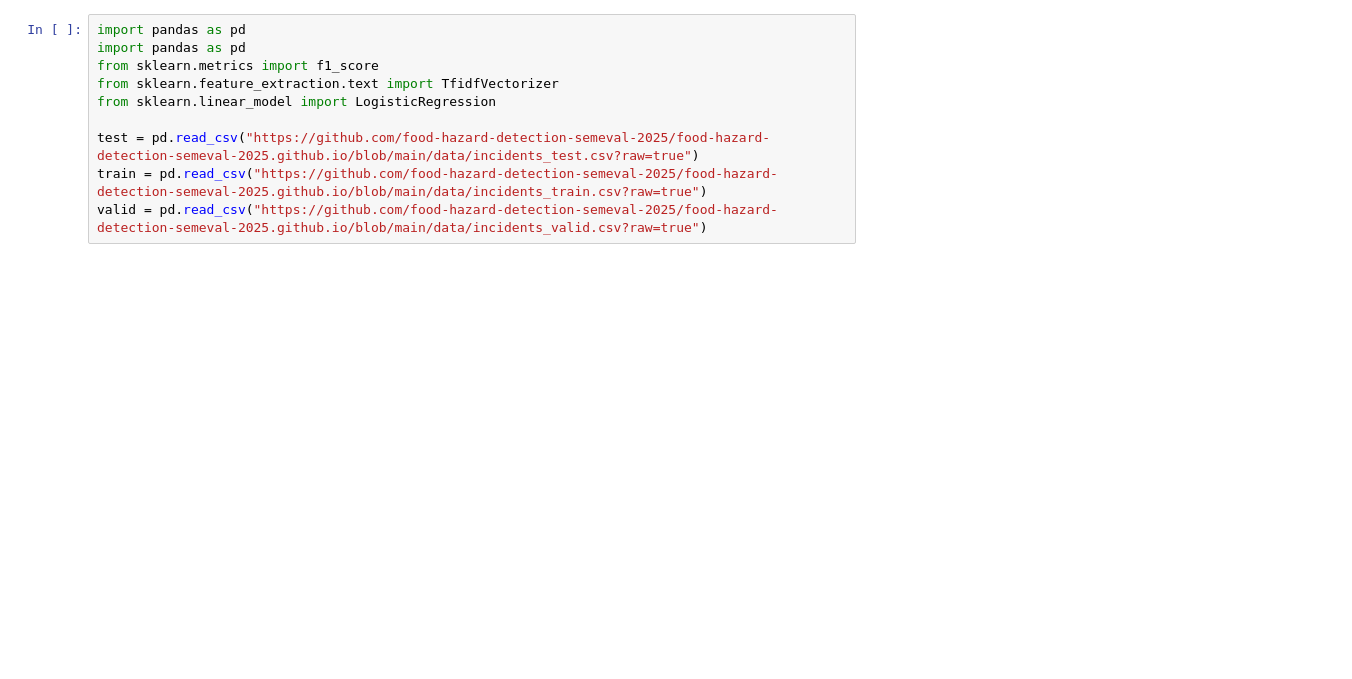
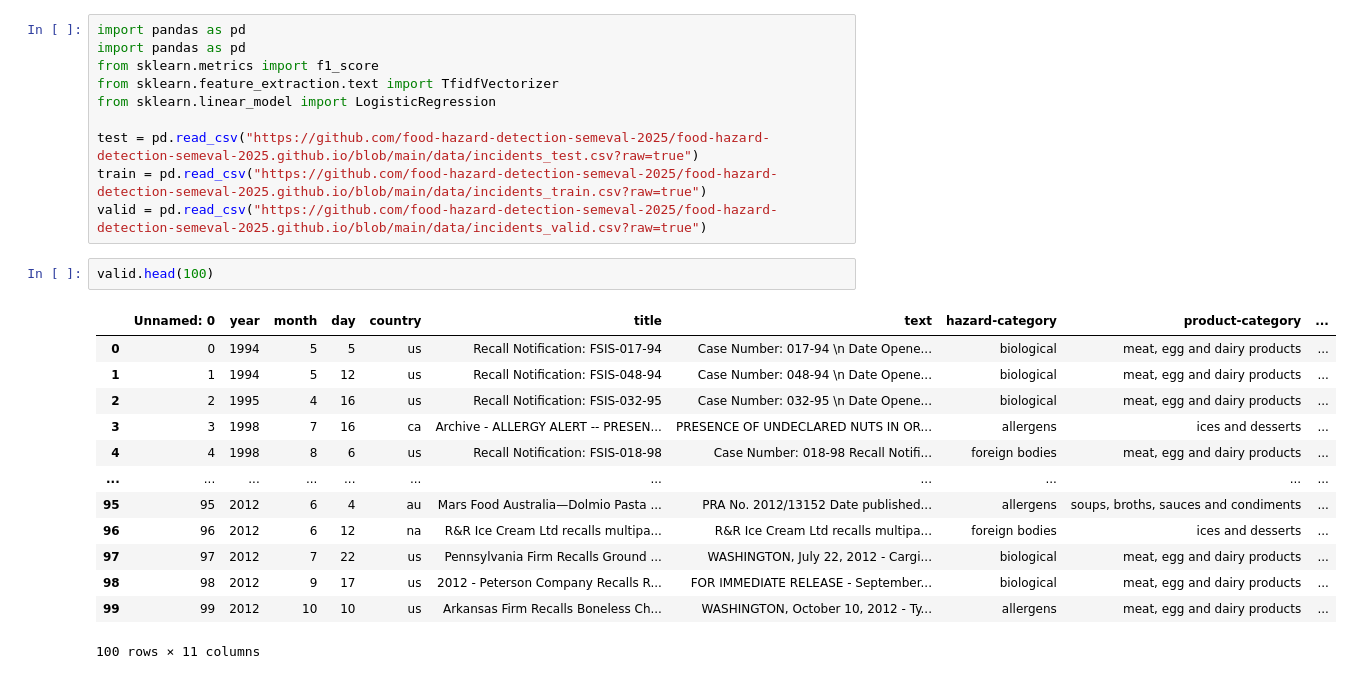
Before and after one commit to cncPomper/NLP-food-hazard-detection, a Jupyter notebook: main.ipynb, the cells around one changed output. Drawn from its saved outputs; the diff is of its cells as text; blank space fills up the shorter version.

```diff
--- a/main.ipynb
+++ b/main.ipynb
@@ -55,4 +55,20 @@ from sklearn.linear_model import LogisticRegression
 test = pd.read_csv("https://github.com/food-hazard-detection-semeval-2025/food-hazard-detection-semeval-2025.github.io/blob/main/data/incidents_test.csv?raw=true")
 train = pd.read_csv("https://github.com/food-hazard-detection-semeval-2025/food-hazard-detection-semeval-2025.github.io/blob/main/data/incidents_train.csv?raw=true")
 valid = pd.read_csv("https://github.com/food-hazard-detection-semeval-2025/food-hazard-detection-semeval-2025.github.io/blob/main/data/incidents_valid.csv?raw=true")
+# %%
+valid.head(100)
+# %% [output]
+|  | Unnamed: 0 | year | month | day | country | title | text | hazard-category | product-category | ... |
+| 0 | 0 | 1994 | 5 | 5 | us | Recall Notification: FSIS-017-94 | Case Number: 017-94 \n Date Opene... | biological | meat, egg and dairy products | ... |
+| 1 | 1 | 1994 | 5 | 12 | us | Recall Notification: FSIS-048-94 | Case Number: 048-94 \n Date Opene... | biological | meat, egg and dairy products | ... |
+| 2 | 2 | 1995 | 4 | 16 | us | Recall Notification: FSIS-032-95 | Case Number: 032-95 \n Date Opene... | biological | meat, egg and dairy products | ... |
+| 3 | 3 | 1998 | 7 | 16 | ca | Archive - ALLERGY ALERT -- PRESEN... | PRESENCE OF UNDECLARED NUTS IN OR... | allergens | ices and desserts | ... |
+| 4 | 4 | 1998 | 8 | 6 | us | Recall Notification: FSIS-018-98 | Case Number: 018-98 Recall Notifi... | foreign bodies | meat, egg and dairy products | ... |
+| ... | ... | ... | ... | ... | ... | ... | ... | ... | ... | ... |
+| 95 | 95 | 2012 | 6 | 4 | au | Mars Food Australia—Dolmio Pasta ... | PRA No. 2012/13152 Date published... | allergens | soups, broths, sauces and condiments | ... |
+| 96 | 96 | 2012 | 6 | 12 | na | R&R Ice Cream Ltd recalls multipa... | R&R Ice Cream Ltd recalls multipa... | foreign bodies | ices and desserts | ... |
+| 97 | 97 | 2012 | 7 | 22 | us | Pennsylvania Firm Recalls Ground ... | WASHINGTON, July 22, 2012 - Cargi... | biological | meat, egg and dairy products | ... |
+| 98 | 98 | 2012 | 9 | 17 | us | 2012 - Peterson Company Recalls R... | FOR IMMEDIATE RELEASE - September... | biological | meat, egg and dairy products | ... |
+| 99 | 99 | 2012 | 10 | 10 | us | Arkansas Firm Recalls Boneless Ch... | WASHINGTON, October 10, 2012 - Ty... | allergens | meat, egg and dairy products | ... |
+100 rows × 11 columns
 # %%
```
Also changed, not shown: parts of 2 cells of this notebook, 9 other files.
